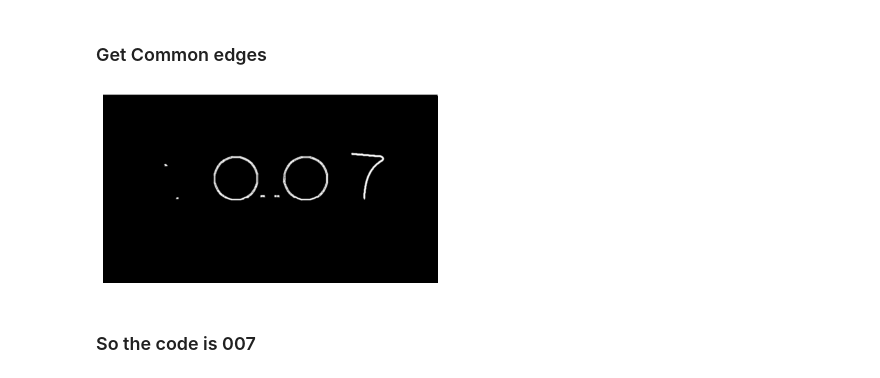
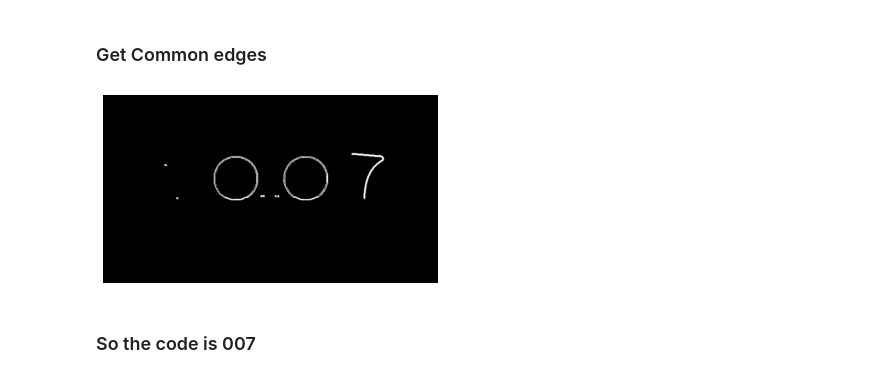
Before and after one commit to brianlan/udacity-introduction-to-computer-vision, a Jupyter notebook: chapter2/2A/L6-edge-detection-2d-operators/for_your_eyes_only_demo.ipynb, the cells around one changed output. Cells and saved outputs as stored; diff of their text form; code cells hidden in the pictures.

Commit message:
moved get_sobel_grad_2d to edge_detection.py

```diff
--- a/chapter2/2A/L6-edge-detection-2d-operators/for_your_eyes_only_demo.ipynb
+++ b/chapter2/2A/L6-edge-detection-2d-operators/for_your_eyes_only_demo.ipynb
@@ -9,6 +8,6 @@ from helpers import plot_image
 # %%
-frizzy = np.array(Image.open("../../../images/frizzy.png").convert("L"))
-froomer = np.array(Image.open("../../../images/froomer.png").convert("L"))
+frizzy = read_image("../../../images/frizzy.png", convert_grayscale=True) / 255.
+froomer = read_image("../../../images/froomer.png", convert_grayscale=True) / 255.
 
 fig, ax = plt.subplots(2, 1, figsize=(14, 8))
 plot_image(frizzy, ax[0], cmap="gray")
@@ -30,8 +17,8 @@ def get_edge(im):
 # %% [markdown]
 ### Get Gradient of both images
 # %%
-grad_frizzy = get_edge(frizzy)
-grad_froomer = get_edge(froomer)
+grad_frizzy, _ = get_sobel_grad_2d(frizzy)
+grad_froomer, _ = get_sobel_grad_2d(froomer)
 fig, ax = plt.subplots(2, 1, figsize=(14, 8))
 plot_image(grad_frizzy, ax[0], cmap="gray")
 plot_image(grad_froomer, ax[1], cmap="gray")
@@ -40,10 +27,10 @@ plot_image(grad_froomer, ax[1], cmap="gray")
 # %% [markdown]
 ### Get Common edges
 # %%
-th = 1
+th = 0.01
 common_edges = (((grad_frizzy > th) & (grad_froomer > th)) * 255).astype(np.uint8)
 plot_image(common_edges, plt.gca(), cmap="gray", interpolation="bilinear")
 # %% [output]
-[figure, old version]
+[figure, new version]
 # %% [markdown]
 ### So the code is 007
```
Also changed, not shown: parts of 2 cells of this notebook, 3 other files.
